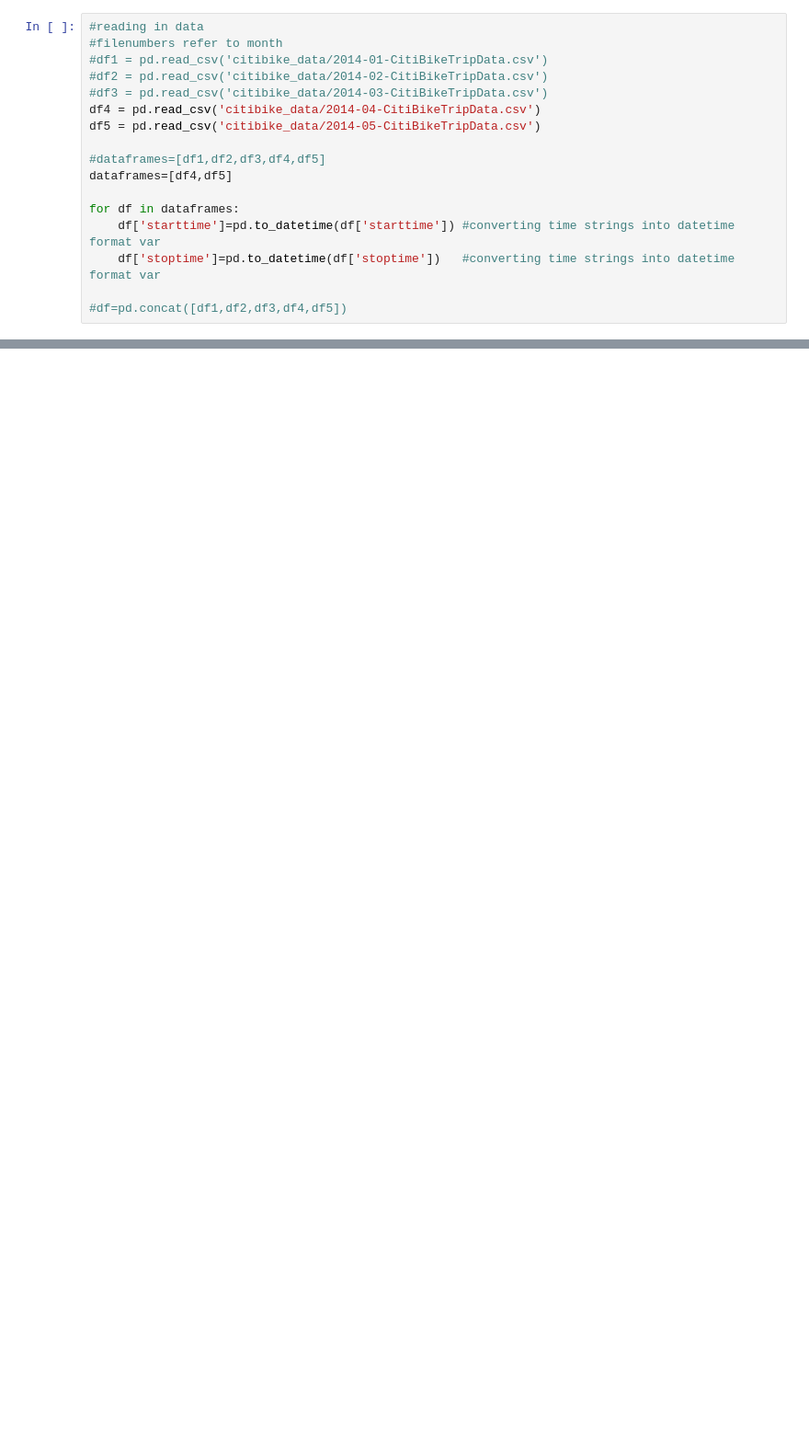
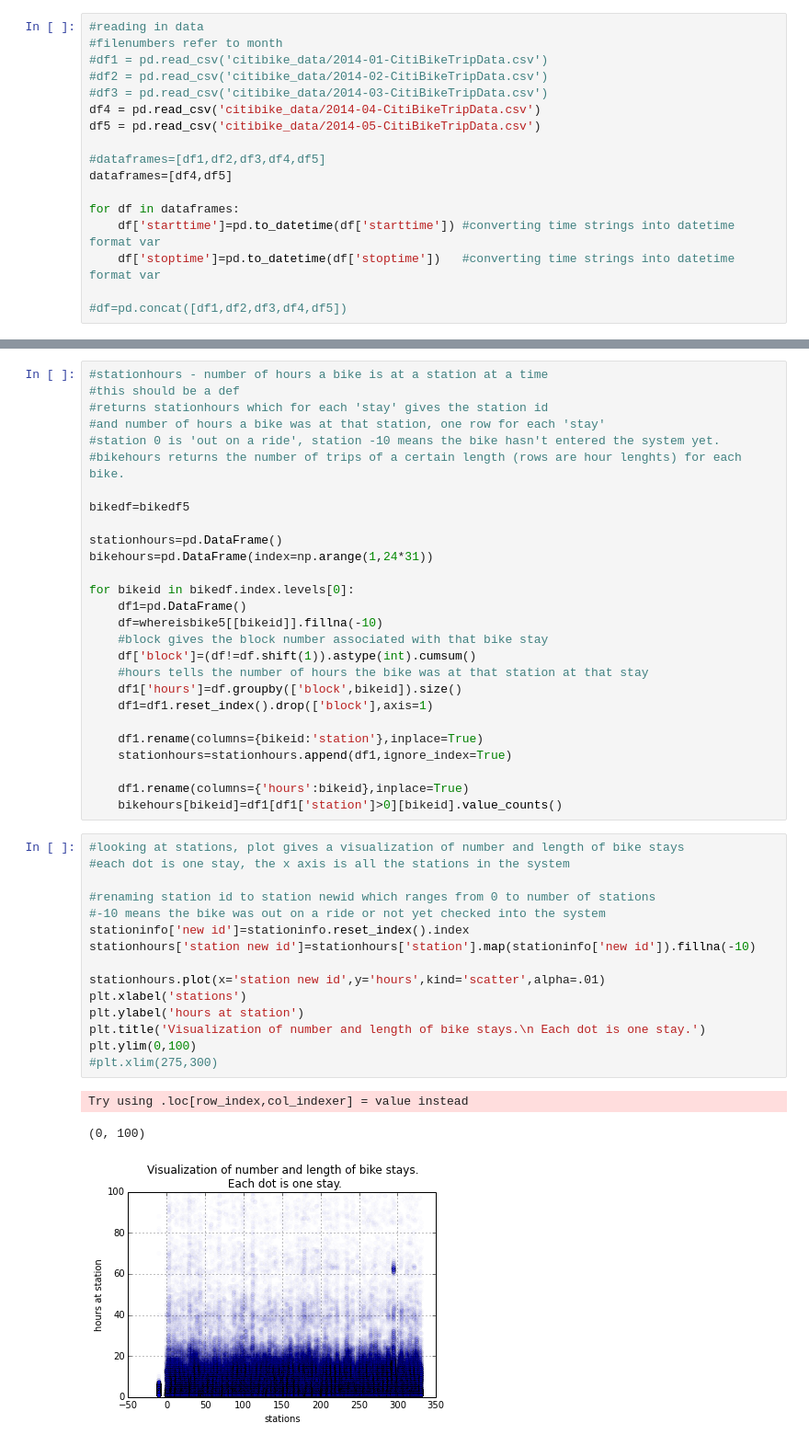
Before and after one commit to deenapatel/citibike, a Jupyter notebook: Citibike.ipynb, the cells around one changed output, grey strips where cells are left out. Shown: that part at 92% size. Cells and saved outputs as stored; diff of their text form; blank space fills up the shorter version.

```diff
--- a/Citibike.ipynb
+++ b/Citibike.ipynb
@@ -432,0 +194,46 @@ stationdf[stationdf.statusValue=='Not In Service']
+# %%
+#stationhours - number of hours a bike is at a station at a time
+#this should be a def
+#returns stationhours which for each 'stay' gives the station id
+#and number of hours a bike was at that station, one row for each 'stay'
+#station 0 is 'out on a ride', station -10 means the bike hasn't entered the system yet.
+#bikehours returns the number of trips of a certain length (rows are hour lenghts) for each bike.
+
+bikedf=bikedf5
+
+stationhours=pd.DataFrame()
+bikehours=pd.DataFrame(index=np.arange(1,24*31))
+
+for bikeid in bikedf.index.levels[0]:
+    df1=pd.DataFrame()
+    df=whereisbike5[[bikeid]].fillna(-10)
+    #block gives the block number associated with that bike stay
+    df['block']=(df!=df.shift(1)).astype(int).cumsum()
+    #hours tells the number of hours the bike was at that station at that stay
+    df1['hours']=df.groupby(['block',bikeid]).size()
+    df1=df1.reset_index().drop(['block'],axis=1)
+
+    df1.rename(columns={bikeid:'station'},inplace=True)
+    stationhours=stationhours.append(df1,ignore_index=True)
+
+    df1.rename(columns={'hours':bikeid},inplace=True)
+    bikehours[bikeid]=df1[df1['station']>0][bikeid].value_counts()
+# %%
+#looking at stations, plot gives a visualization of number and length of bike stays
+#each dot is one stay, the x axis is all the stations in the system
+
+#renaming station id to station newid which ranges from 0 to number of stations
+#-10 means the bike was out on a ride or not yet checked into the system
+stationinfo['new id']=stationinfo.reset_index().index
+stationhours['station new id']=stationhours['station'].map(stationinfo['new id']).fillna(-10)
+
+stationhours.plot(x='station new id',y='hours',kind='scatter',alpha=.01)
+plt.xlabel('stations')
+plt.ylabel('hours at station')
+plt.title('Visualization of number and length of bike stays.\n Each dot is one stay.')
+plt.ylim(0,100)
+#plt.xlim(275,300)
+# %% [output]
+Try using .loc[row_index,col_indexer] = value instead
+(0, 100)
+[figure, added]
```
Also changed, not shown: parts of 81 cells of this notebook, 3 other files.
